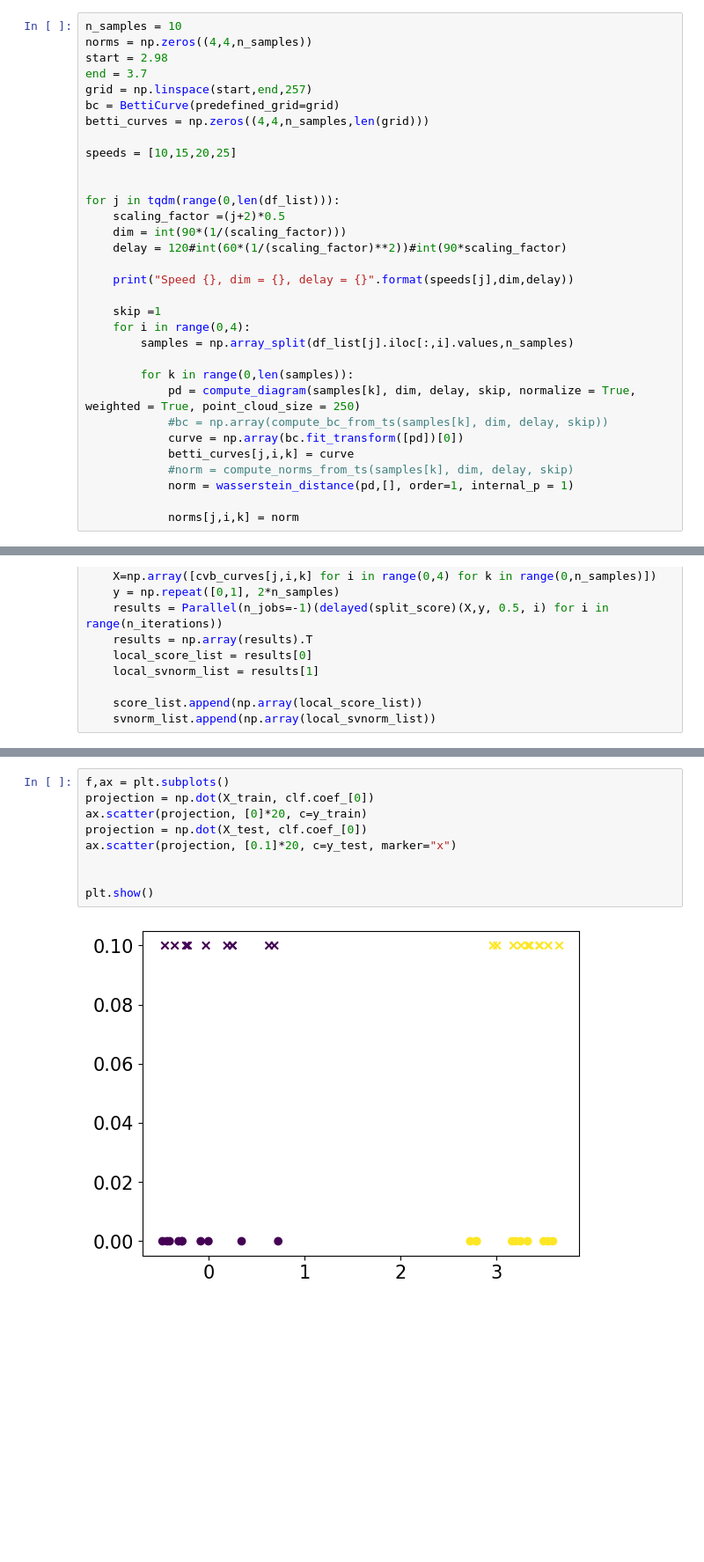
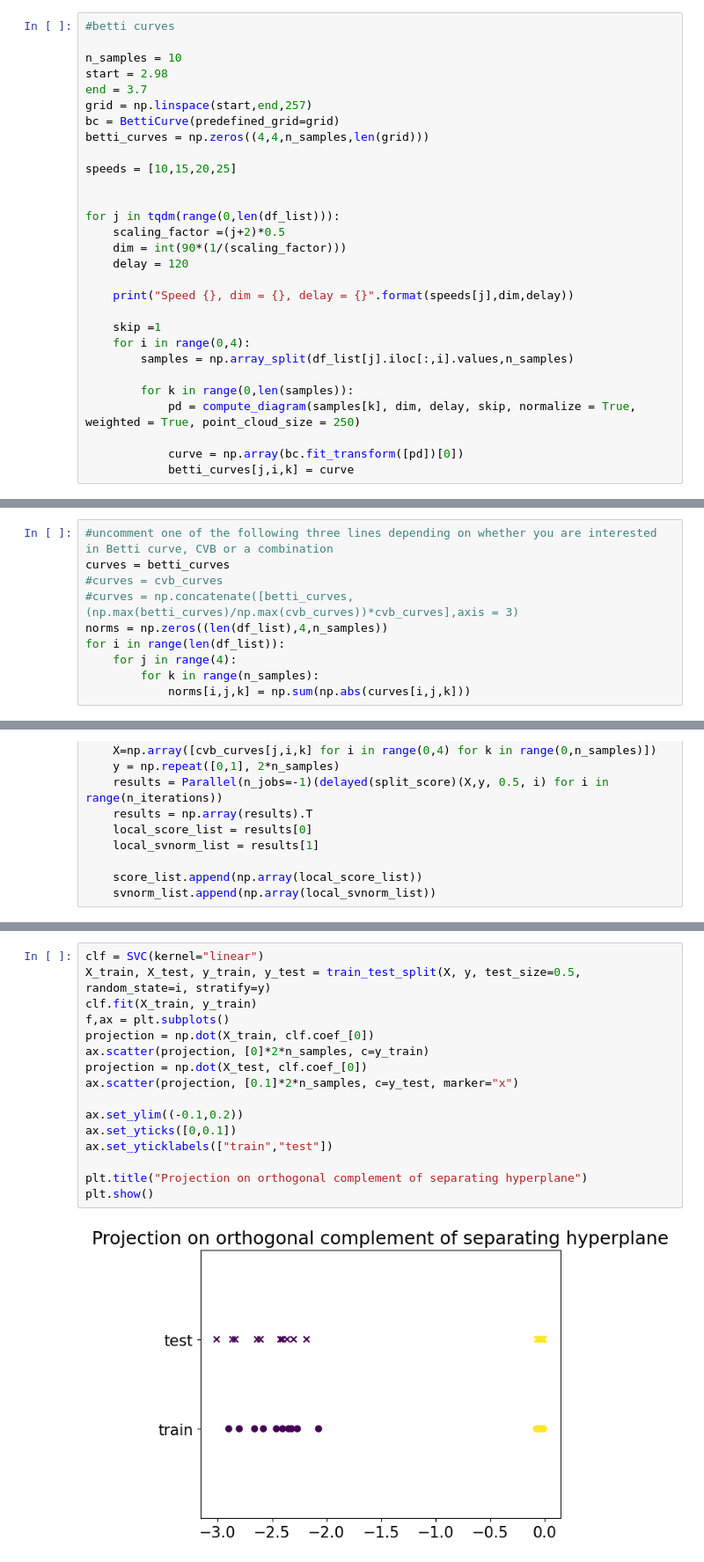
Before and after one commit to nihell/SignalProcessing, a Jupyter notebook: vibstand_data.ipynb, the cells around one changed output, grey strips where cells are left out. Shown at 88% size. Saved outputs shown, nothing was run; the diff lists cells and outputs as text; blank space fills up the shorter version.

```diff
--- a/vibstand_data.ipynb
+++ b/vibstand_data.ipynb
@@ -87,6 +54,7 @@ def compute_diagram(data, dim, delay, skip, normalize = True, weighted = True, p
 # %%
+#betti curves
+
 n_samples = 10
-norms = np.zeros((4,4,n_samples))
 start = 2.98
 end = 3.7
 grid = np.linspace(start,end,257)
@@ -99,7 +67,7 @@ speeds = [10,15,20,25]
 for j in tqdm(range(0,len(df_list))):
     scaling_factor =(j+2)*0.5
     dim = int(90*(1/(scaling_factor)))
-    delay = 120#int(60*(1/(scaling_factor)**2))#int(90*scaling_factor)
+    delay = 120
 
     print("Speed {}, dim = {}, delay = {}".format(speeds[j],dim,delay))
 
@@ -109,13 +77,9 @@ for j in tqdm(range(0,len(df_list))):
 
         for k in range(0,len(samples)):
             pd = compute_diagram(samples[k], dim, delay, skip, normalize = True, weighted = True, point_cloud_size = 250)
-            #bc = np.array(compute_bc_from_ts(samples[k], dim, delay, skip))
+
             curve = np.array(bc.fit_transform([pd])[0])
             betti_curves[j,i,k] = curve
-            #norm = compute_norms_from_ts(samples[k], dim, delay, skip)
-            norm = wasserstein_distance(pd,[], order=1, internal_p = 1)
-
-            norms[j,i,k] = norm
 # %% [output]
 Speed 10, dim = 90, delay = 120
 Speed 15, dim = 60, delay = 120
@@ -153 +107,11 @@ curves.shape
+# %%
+#uncomment one of the following three lines depending on whether you are interested in Betti curve, CVB or a combination
+curves = betti_curves
+#curves = cvb_curves
+#curves = np.concatenate([betti_curves, (np.max(betti_curves)/np.max(cvb_curves))*cvb_curves],axis = 3)
+norms = np.zeros((len(df_list),4,n_samples))
+for i in range(len(df_list)):
+    for j in range(4):
+        for k in range(n_samples):
+            norms[i,j,k] = np.sum(np.abs(curves[i,j,k]))
 # %%
@@ -302,11 +270,18 @@ for i in range(len(score_list)):
 # %%
+clf = SVC(kernel="linear")
+X_train, X_test, y_train, y_test = train_test_split(X, y, test_size=0.5, random_state=i, stratify=y)
+clf.fit(X_train, y_train)
 f,ax = plt.subplots()
 projection = np.dot(X_train, clf.coef_[0])
-ax.scatter(projection, [0]*20, c=y_train)
+ax.scatter(projection, [0]*2*n_samples, c=y_train)
 projection = np.dot(X_test, clf.coef_[0])
-ax.scatter(projection, [0.1]*20, c=y_test, marker="x")
+ax.scatter(projection, [0.1]*2*n_samples, c=y_test, marker="x")
 
+ax.set_ylim((-0.1,0.2))
+ax.set_yticks([0,0.1])
+ax.set_yticklabels(["train","test"])
 
+plt.title("Projection on orthogonal complement of separating hyperplane")
 plt.show()
 # %% [output]
-[figure, old version]
+[figure, new version]
```
Also changed, not shown: parts of 12 cells of this notebook, 1 other file.
